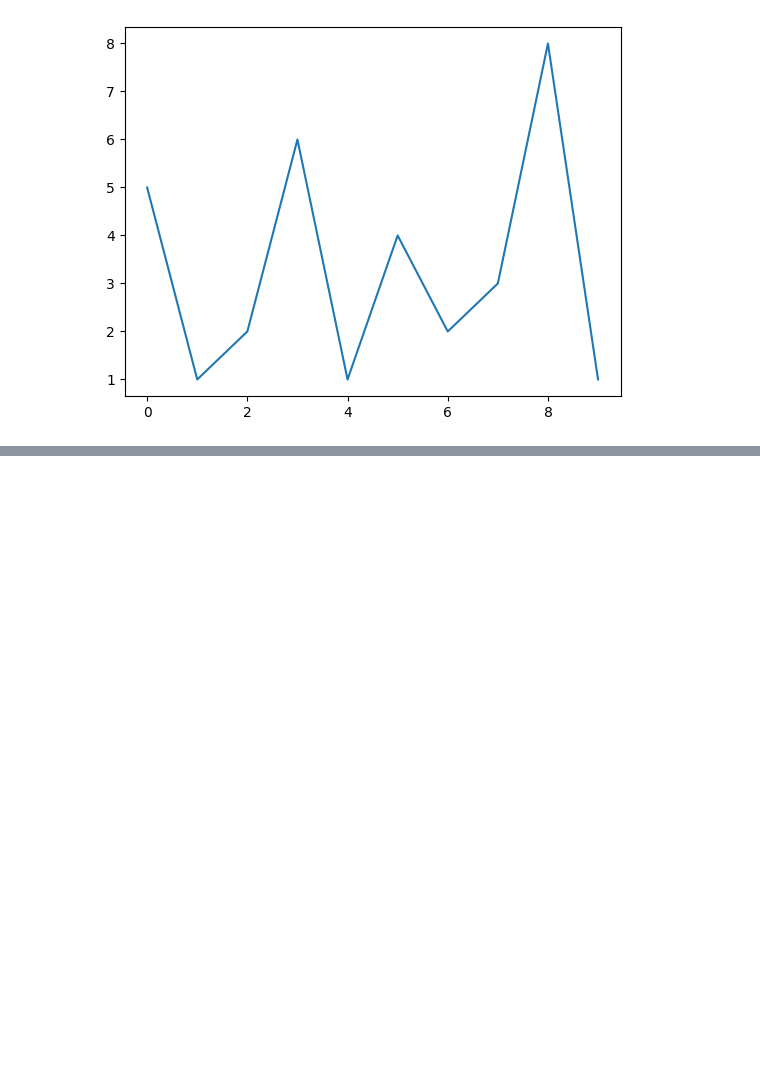
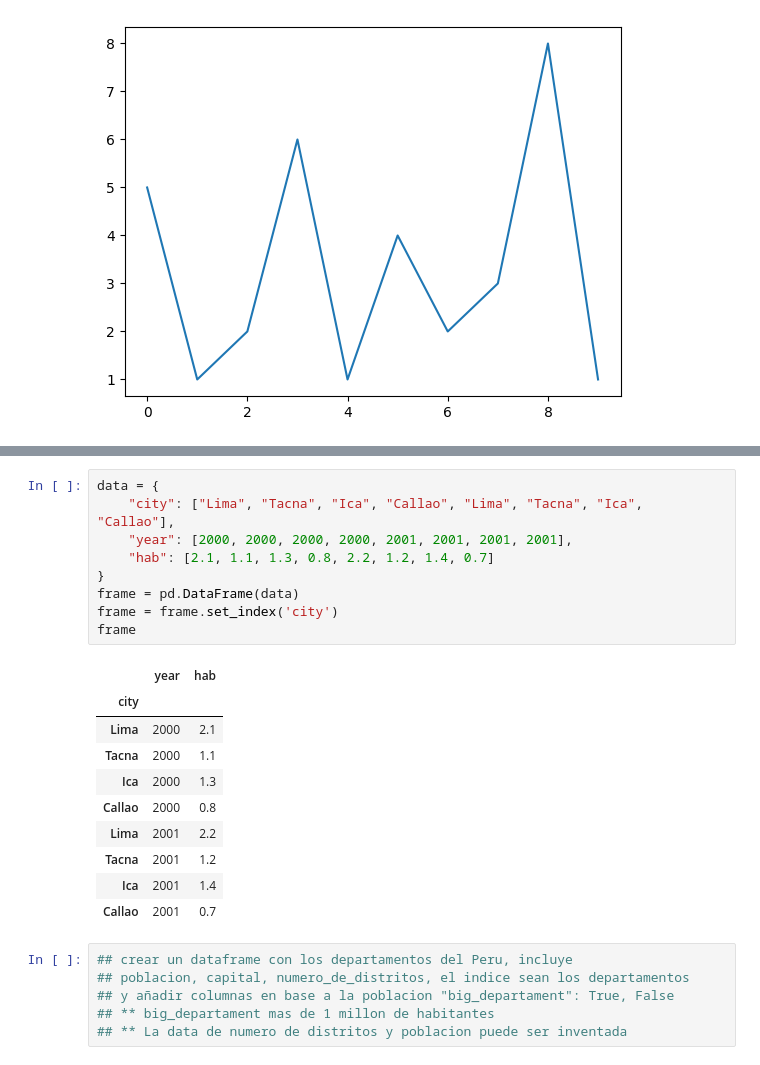
Before and after one commit to cristhianclx/66v, a Jupyter notebook: 04.ipynb, the cells around one changed output, grey strips where cells are left out. Saved outputs shown, nothing was run; the diff lists cells and outputs as text; blank space fills up the shorter version.

```diff
--- a/04.ipynb
+++ b/04.ipynb
@@ -177,0 +475,26 @@ plt.plot(data)
+# %%
+data = {
+    "city": ["Lima", "Tacna", "Ica", "Callao", "Lima", "Tacna", "Ica", "Callao"],
+    "year": [2000, 2000, 2000, 2000, 2001, 2001, 2001, 2001],
+    "hab": [2.1, 1.1, 1.3, 0.8, 2.2, 1.2, 1.4, 0.7]
+}
+frame = pd.DataFrame(data)
+frame = frame.set_index('city')
+frame
+# %% [output]
+|  | year | hab |
+| city |  |  |
+| Lima | 2000 | 2.1 |
+| Tacna | 2000 | 1.1 |
+| Ica | 2000 | 1.3 |
+| Callao | 2000 | 0.8 |
+| Lima | 2001 | 2.2 |
+| Tacna | 2001 | 1.2 |
+| Ica | 2001 | 1.4 |
+| Callao | 2001 | 0.7 |
+# %%
+## crear un dataframe con los departamentos del Peru, incluye
+## poblacion, capital, numero_de_distritos, el indice sean los departamentos
+## y añadir columnas en base a la poblacion "big_departament": True, False
+## ** big_departament mas de 1 millon de habitantes
+## ** La data de numero de distritos y poblacion puede ser inventada
```
Also changed, not shown: parts of 18 cells of this notebook.
